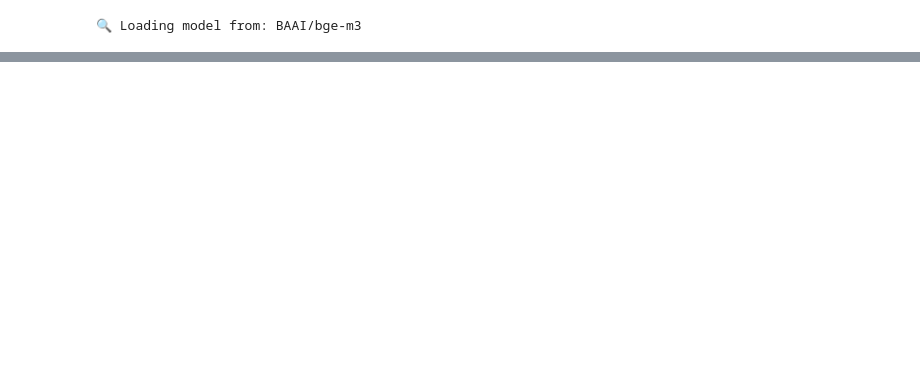
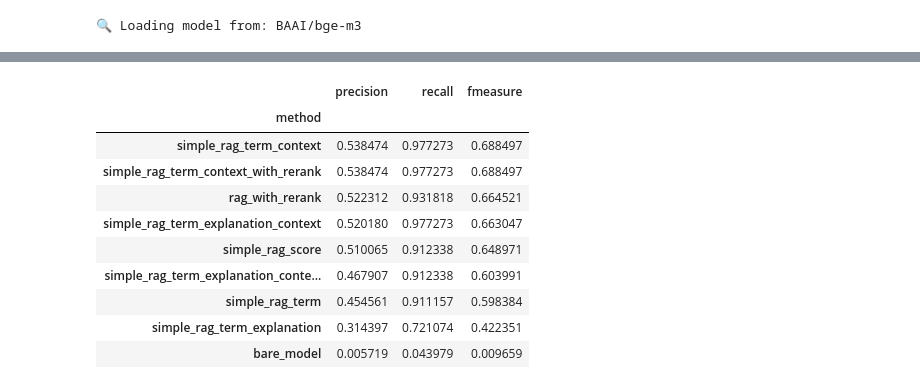
Before and after one commit to datanooblol/broai-arai, a Jupyter notebook: backend/02-onlineflow.ipynb, the cells around one changed output, grey strips where cells are left out. Cells and saved outputs as stored; diff of their text form; code cells hidden in the pictures; blank space fills up the shorter version.

```diff
--- a/backend/02-onlineflow.ipynb
+++ b/backend/02-onlineflow.ipynb
@@ -345,0 +386,4 @@ I couldn't find any information about "DiscoVLA." However, I found that VLA stan
+# %%
+import pandas as pd
+
+experiments = pd.read_csv("./dataset/experiments.csv")
@@ -345,0 +399,12 @@ I couldn't find any information about "DiscoVLA." However, I found that VLA stan
+# %%
+idx = 0
+check = trainset[idx]['question']
+ground_truth = trainset[idx]['answer']
+# idx += 1
+print("QUESTION:", check)
+print("ANSWER:", ground_truth)
+check_df = experiments.loc[experiments['question']==check,:].drop(["question", "ground_truth"], axis=1).sort_values("fmeasure", ascending=False)
+for p in check_df['predict'].tolist():
+    print(p)
+    print("="*10)
+check_df
@@ -345,0 +442,20 @@ I couldn't find any information about "DiscoVLA." However, I found that VLA stan
+# %%
+question_type = [obj for idx, obj in enumerate(trainset) if obj['type']=='acronym']
+mask = experiments['question'].isin([qt['question'] for qt in question_type])
+experiments.loc[mask,:].groupby('method').agg(
+    precision=pd.NamedAgg(column='precision', aggfunc='mean'),
+    recall=pd.NamedAgg(column='recall', aggfunc='mean'),
+    fmeasure=pd.NamedAgg(column='fmeasure', aggfunc='mean'),
+).sort_values("fmeasure", ascending=False)
+# %% [output]
+|  | precision | recall | fmeasure |
+| method |  |  |  |
+| simple_rag_term_context | 0.538474 | 0.977273 | 0.688497 |
+| simple_rag_term_context_with_rerank | 0.538474 | 0.977273 | 0.688497 |
+| rag_with_rerank | 0.522312 | 0.931818 | 0.664521 |
+| simple_rag_term_explanation_context | 0.520180 | 0.977273 | 0.663047 |
+| simple_rag_score | 0.510065 | 0.912338 | 0.648971 |
+| simple_rag_term_explanation_conte... | 0.467907 | 0.912338 | 0.603991 |
+| simple_rag_term | 0.454561 | 0.911157 | 0.598384 |
+| simple_rag_term_explanation | 0.314397 | 0.721074 | 0.422351 |
+| bare_model | 0.005719 | 0.043979 | 0.009659 |
```
Also changed, not shown: parts of 20 cells of this notebook, 2 other files.
